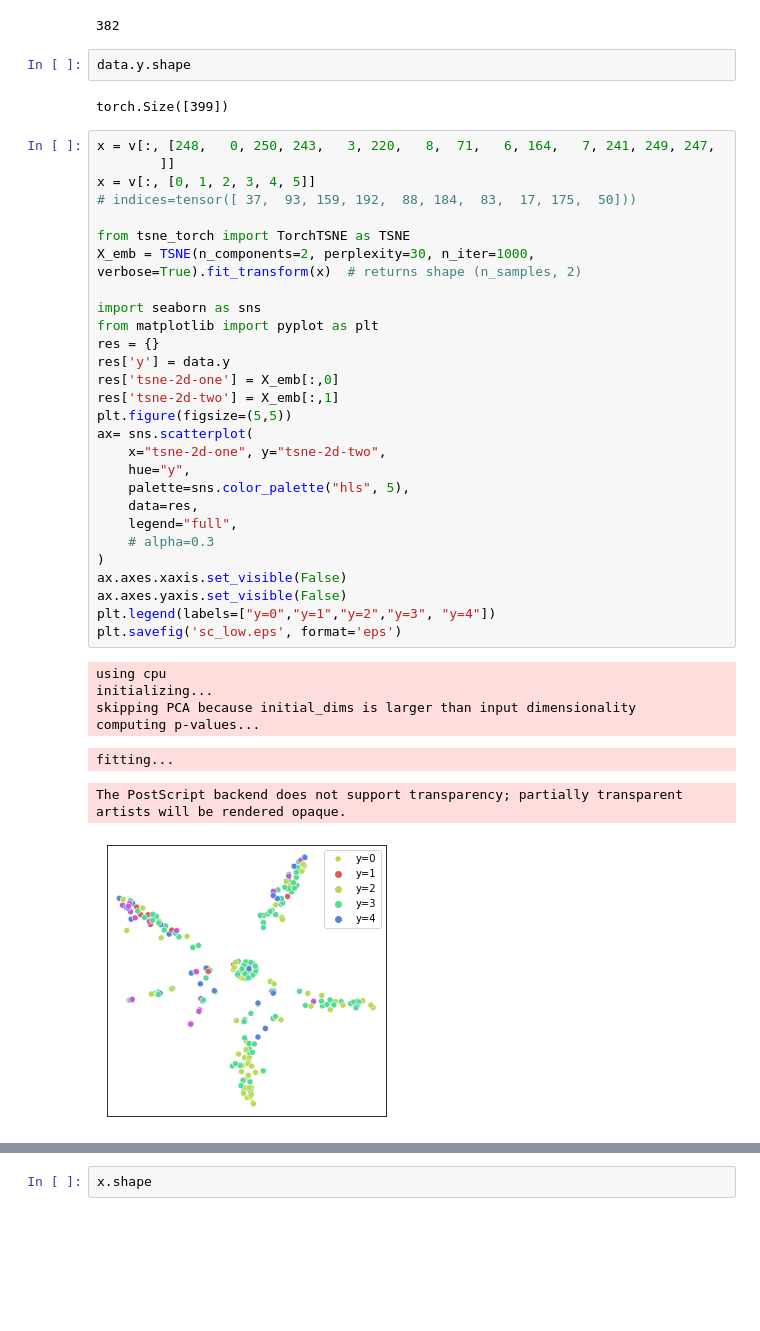
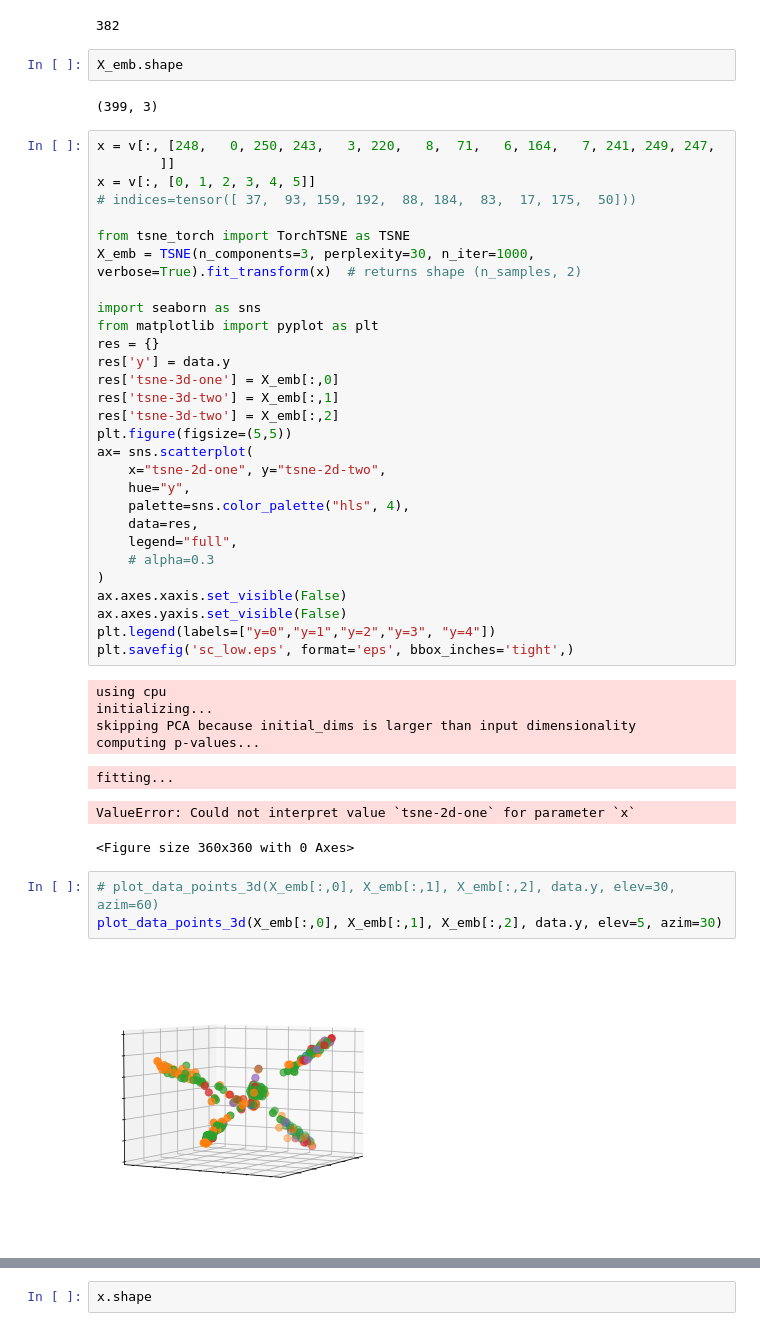
Before and after one commit to seanli3/graph_restructure, a Jupyter notebook: plot/eigenvalue prepresentation.ipynb, the cells around one changed output, grey strips where cells are left out. Saved outputs shown, nothing was run; the diff lists cells and outputs as text; blank space fills up the shorter version.

```diff
--- a/plot/eigenvalue prepresentation.ipynb
+++ b/plot/eigenvalue prepresentation.ipynb
@@ -138,10 +170,10 @@ i
 j
 # %% [output]
 382
-# %%
-data.y.shape
-# %% [output]
-torch.Size([399])
+# %%
+X_emb.shape
+# %% [output]
+(399, 3)
 # %%
 x = v[:, [248,   0, 250, 243,   3, 220,   8,  71,   6, 164,   7, 241, 249, 247,
         ]]
@@ -149,19 +181,20 @@ x = v[:, [0, 1, 2, 3, 4, 5]]
 # indices=tensor([ 37,  93, 159, 192,  88, 184,  83,  17, 175,  50]))
 
 from tsne_torch import TorchTSNE as TSNE
-X_emb = TSNE(n_components=2, perplexity=30, n_iter=1000, verbose=True).fit_transform(x)  # returns shape (n_samples, 2)
+X_emb = TSNE(n_components=3, perplexity=30, n_iter=1000, verbose=True).fit_transform(x)  # returns shape (n_samples, 2)
 
 import seaborn as sns
 from matplotlib import pyplot as plt
 res = {}
 res['y'] = data.y
-res['tsne-2d-one'] = X_emb[:,0]
-res['tsne-2d-two'] = X_emb[:,1]
+res['tsne-3d-one'] = X_emb[:,0]
+res['tsne-3d-two'] = X_emb[:,1]
+res['tsne-3d-two'] = X_emb[:,2]
 plt.figure(figsize=(5,5))
 ax= sns.scatterplot(
     x="tsne-2d-one", y="tsne-2d-two",
     hue="y",
-    palette=sns.color_palette("hls", 5),
+    palette=sns.color_palette("hls", 4),
     data=res,
     legend="full",
     # alpha=0.3
@@ -169,15 +202,20 @@ ax= sns.scatterplot(
 ax.axes.xaxis.set_visible(False)
 ax.axes.yaxis.set_visible(False)
 plt.legend(labels=["y=0","y=1","y=2","y=3", "y=4"])
-plt.savefig('sc_low.eps', format='eps')
+plt.savefig('sc_low.eps', format='eps', bbox_inches='tight',)
 # %% [output]
 using cpu
 initializing...
 skipping PCA because initial_dims is larger than input dimensionality
 computing p-values...
 fitting...
-The PostScript backend does not support transparency; partially transparent artists will be rendered opaque.
+ValueError: Could not interpret value `tsne-2d-one` for parameter `x`
-[figure, removed]
+<Figure size 360x360 with 0 Axes>
+# %%
+# plot_data_points_3d(X_emb[:,0], X_emb[:,1], X_emb[:,2], data.y, elev=30, azim=60)
+plot_data_points_3d(X_emb[:,0], X_emb[:,1], X_emb[:,2], data.y, elev=5, azim=30)
+# %% [output]
+[figure, added]
 # %%
 weight = torch.load('../models/saved_models/node_classification/europe_supervised_struct.pt')['model']['W']
 x = v.mm(weight)
```
Also changed, not shown: parts of 7 cells of this notebook, 5 other files.
